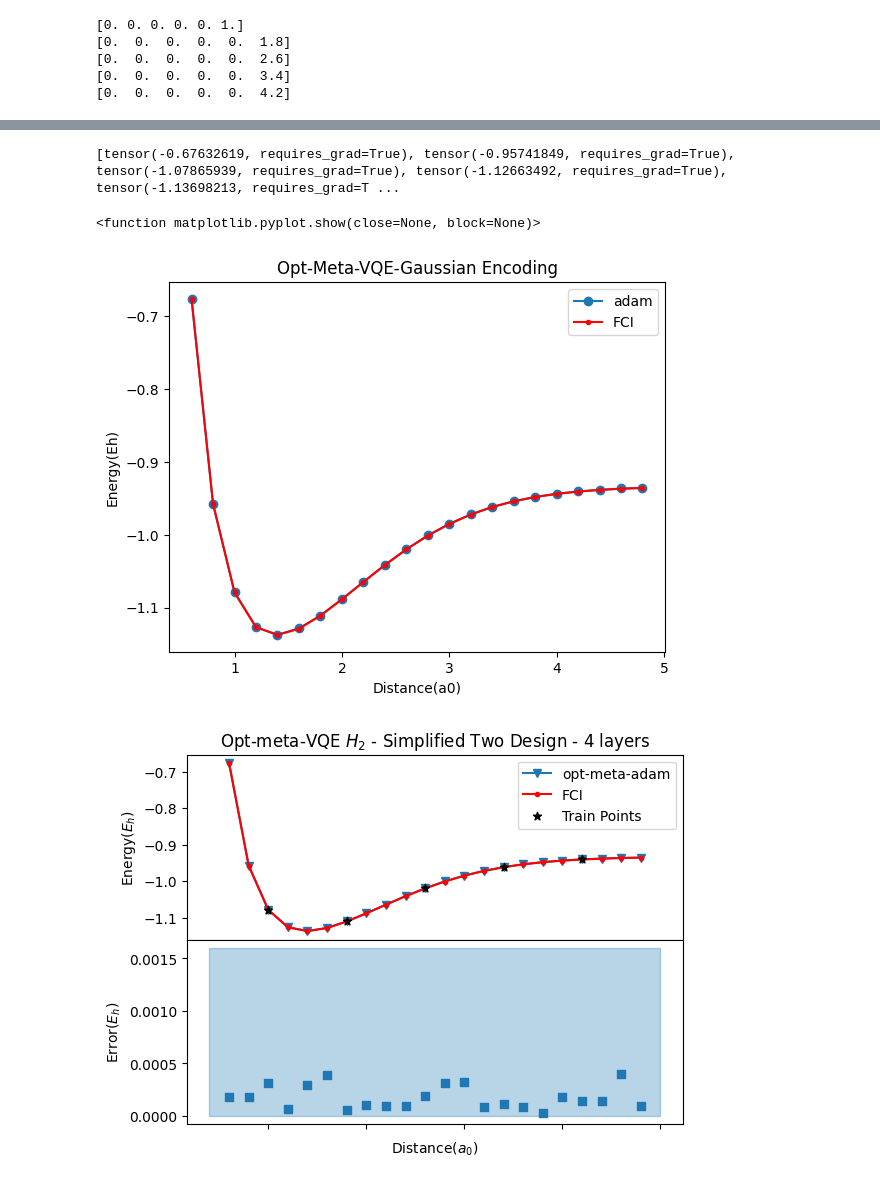
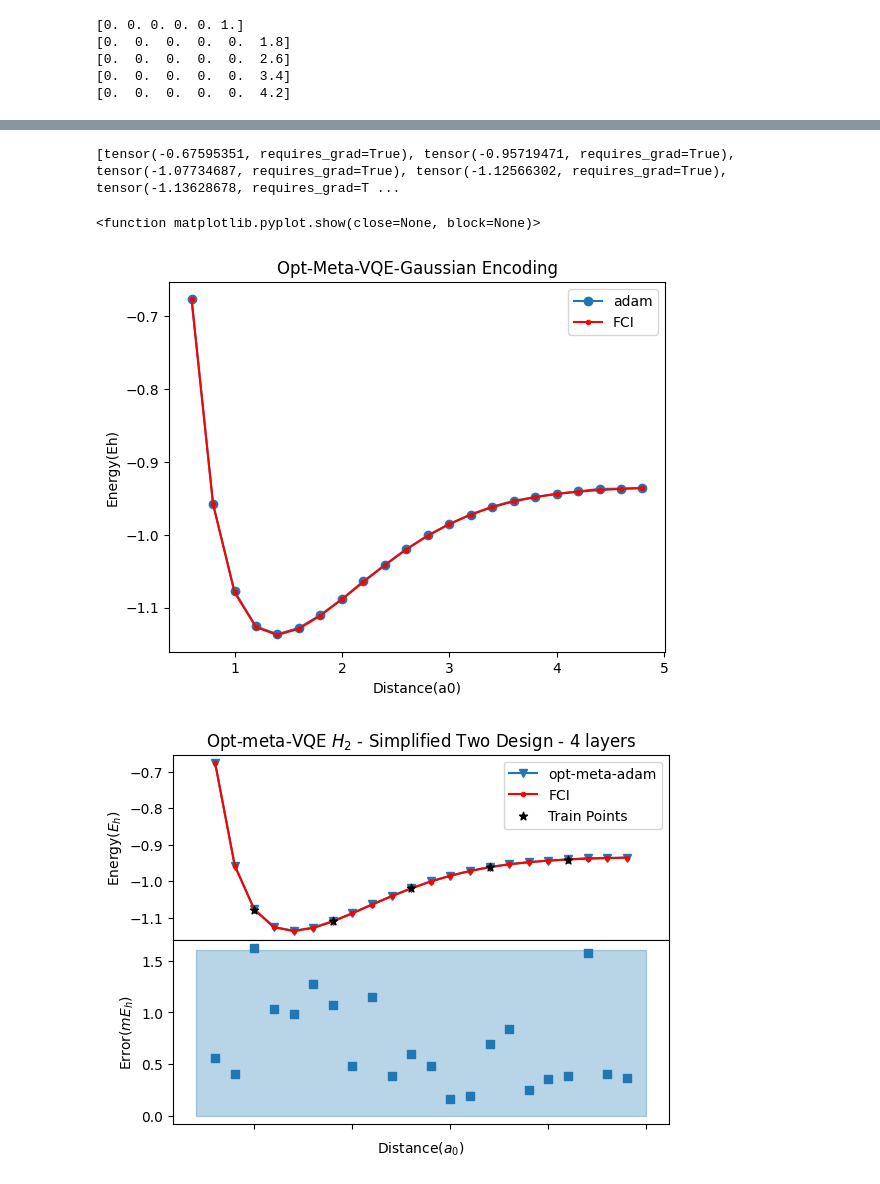
Before and after one commit to sergioandrescs/meta-VQE-pennylane, a Jupyter notebook: meta_VQE_pennylane_catalyst_symplified_two_design.ipynb, the cells around one changed output, grey strips where cells are left out. Drawn from its saved outputs; the diff is of its cells as text; code cells hidden in the pictures.

```diff
--- a/meta_VQE_pennylane_catalyst_symplified_two_design.ipynb
+++ b/meta_VQE_pennylane_catalyst_symplified_two_design.ipynb
@@ -44,9 +44,9 @@ WIRES = qubits
 ## https://docs.pennylane.ai/projects/catalyst/en/latest/code/api/catalyst.grad.html - ["fd", "ps", "adj"]
 GRADIENT_METHOD= "fd"
 
-TRAINING_ENERGIES= {"gradient_descent":{"energies":[], "trained_meta_vars":[]},
-                    "spsa":{"energies":[], "trained_meta_vars":[]},
-                    "adam":{"energies":[], "trained_meta_vars":[]},
+TRAINING_ENERGIES= {"gradient_descent":{"energies":[], "trained_meta_vars":[], "runs_per_step":[]},
+                    "spsa":{"energies":[], "trained_meta_vars":[], "runs_per_step":[]},
+                    "adam":{"energies":[], "trained_meta_vars":[], "runs_per_step":[]},
                    }
 
 # Encoder:
@@ -564,7 +570,7 @@ Finished ADAM training
 opt_adam_energies = [energy[-1] for energy in opt_energies]
 print(opt_adam_energies)
 # %% [output]
-[tensor(-0.67632619, requires_grad=True), tensor(-0.95741849, requires_grad=True), tensor(-1.07865939, requires_grad=True), tensor(-1.12663492, requires_grad=True), tensor(-1.13698213, requires_grad=T ...
+[tensor(-0.67595351, requires_grad=True), tensor(-0.95719471, requires_grad=True), tensor(-1.07734687, requires_grad=True), tensor(-1.12566302, requires_grad=True), tensor(-1.13628678, requires_grad=T ...
 # %%
 plt.plot(test_points, opt_adam_energies, label="adam", marker='o')
 plt.plot(test_points, fci_energies, label="FCI", marker='.', color="r")
@@ -577,39 +583,39 @@ plt.ylabel('Energy(Eh)')
 plt.show
 # %% [output]
 <function matplotlib.pyplot.show(close=None, block=None)>
-[figure, old version]
+[figure, new version]
 # %%
 fig, (ax1, ax2) = plt.subplots(2, 1, sharex=True)
 
 plt.subplots_adjust(hspace=0)
 
 # ax1.plot(test_points, grad_descent_energies, label="gradient_descent", marker='s' , color=colors[0])
 # ax1.plot(test_points, spsa_energies, label="spsa", marker='o', color=colors[1])
 ax1.plot(test_points, opt_adam_energies, label="opt-meta-adam", marker='v',)
 ax1.plot(test_points, fci_energies, label="FCI", marker='.', color="r")
 ax1.scatter(train_points, [fci_energies[i] for i in train_points_indexes], zorder=99, label="Train Points", marker='*', color="black")
 
 
 ax1.legend()
 ax1.set_title('Opt-meta-VQE $H_{2}$ - Simplified Two Design - '+str(LAYERS)+' layers')
 ax1.set_ylabel('Energy($E_{h}$)')
 
 # ax2.scatter(test_points, [np.abs(i-j) for i,j in zip(grad_descent_energies ,fci_energies)], label="gradient_descent", marker='s', color=colors[0])
 # ax2.scatter(test_points, [np.abs(i-j) for i,j in zip(adam_energies ,fci_energies)], label="adam", marker='v', color=colors[2])
 # ax2.scatter(test_points, [np.abs(i-j) for i,j in zip(trained_energies["gradient_descent"] ,fci_energies)], label="adam", marker='v')
-ax2.scatter(test_points, [np.abs(i-j) for i,j in zip(opt_adam_energies ,fci_energies)], label="adam", marker='s')
+ax2.scatter(test_points, [np.abs(i-j)*1000 for i,j in zip(opt_adam_energies ,fci_energies)], label="adam", marker='s')
 
 
 ax1.sharex(ax2)
 ax1.set_xticklabels([])
 ax2.autoscale() ## call autoscale if needed
-ax2.fill_between([test_points[0]-0.2,test_points[-1]+0.2],0.0016, color="#1f77b450")
+ax2.fill_between([test_points[0]-0.2,test_points[-1]+0.2],1.6, color="#1f77b450")
 
 # ax2.set_title('Error for each point')
 ax2.set_xlabel('Distance($a_{0}$)')
-ax2.set_ylabel('Error($E_{h}$)')
+ax2.set_ylabel('Error($mE_{h}$)')
 
 
 plt.show()
 # %% [output]
-[figure, old version]
+[figure, new version]
```
Also changed, not shown: parts of 9 cells of this notebook, 8 other files.
